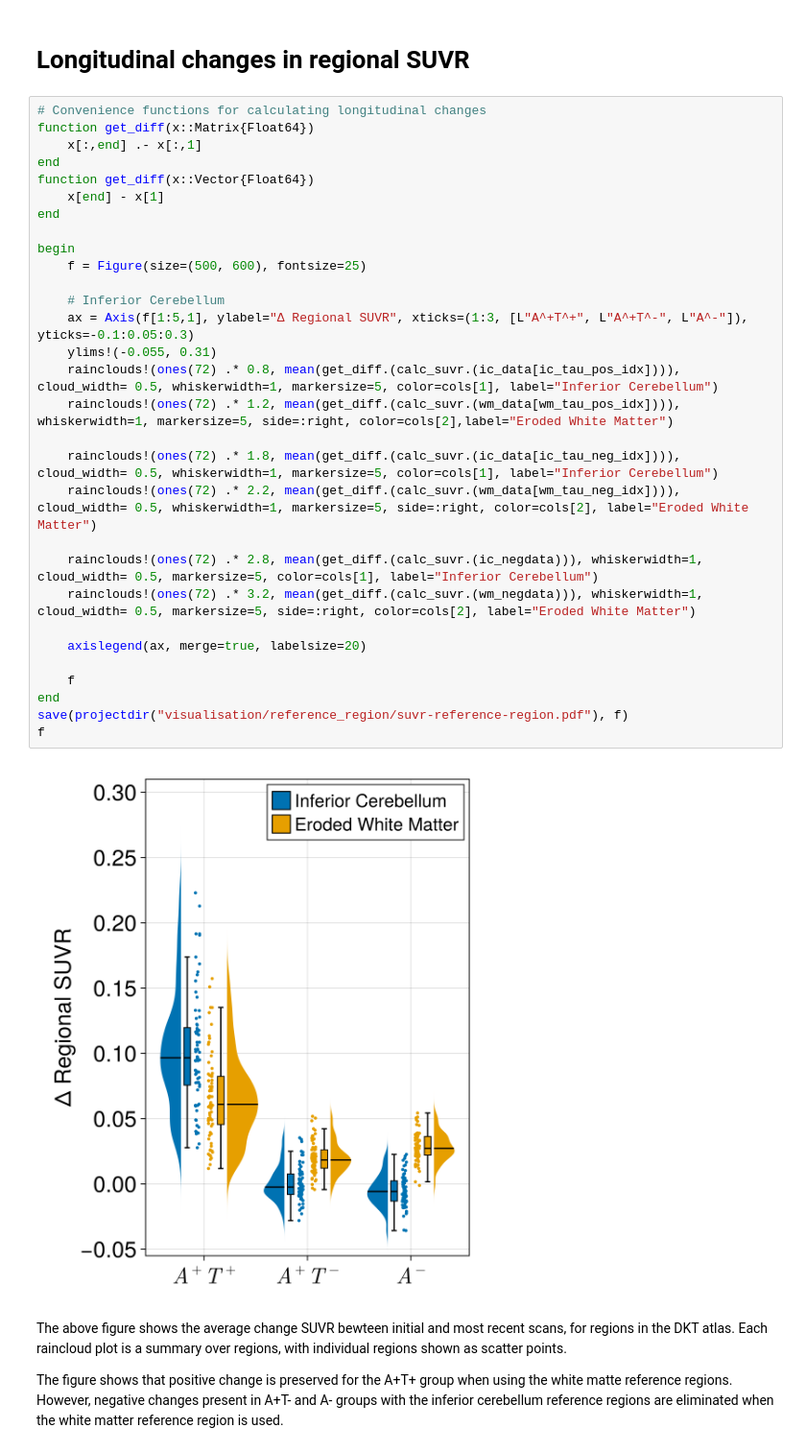
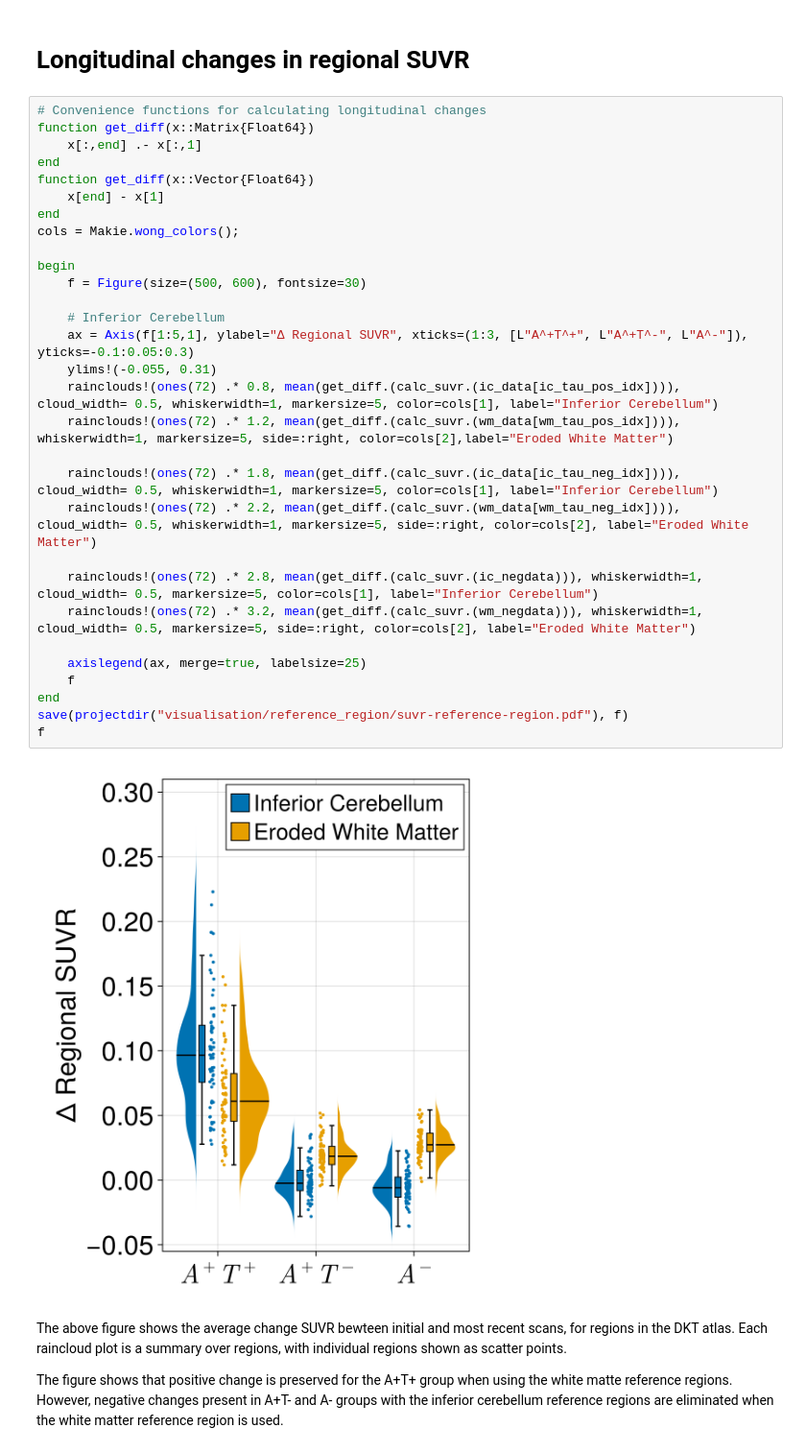
Before and after one commit to PavanChaggar/local-fkpp, a Jupyter notebook: adni/inference/analysis/notebooks/reference_region_analysis.ipynb, the cells around one changed output. Shown at 96% size. Saved outputs shown, nothing was run; the diff lists cells and outputs as text.

```diff
--- a/adni/inference/analysis/notebooks/reference_region_analysis.ipynb
+++ b/adni/inference/analysis/notebooks/reference_region_analysis.ipynb
@@ -133,35 +133,35 @@ wm_neg_ref_vols = [t[end, :] ./ t[end, 1] for t in wm_neg_tiv_vols];
 # %%
 # Convenience functions for calculating longitudinal changes
 function get_diff(x::Matrix{Float64})
     x[:,end] .- x[:,1]
 end
 function get_diff(x::Vector{Float64})
     x[end] - x[1]
 end
+cols = Makie.wong_colors();
 
 begin
-    f = Figure(size=(500, 600), fontsize=25)
+    f = Figure(size=(500, 600), fontsize=30)
 
     # Inferior Cerebellum
     ax = Axis(f[1:5,1], ylabel="Δ Regional SUVR", xticks=(1:3, [L"A^+T^+", L"A^+T^-", L"A^-"]), yticks=-0.1:0.05:0.3)
     ylims!(-0.055, 0.31)
     rainclouds!(ones(72) .* 0.8, mean(get_diff.(calc_suvr.(ic_data[ic_tau_pos_idx]))), cloud_width= 0.5, whiskerwidth=1, markersize=5, color=cols[1], label="Inferior Cerebellum")
     rainclouds!(ones(72) .* 1.2, mean(get_diff.(calc_suvr.(wm_data[wm_tau_pos_idx]))), whiskerwidth=1, markersize=5, side=:right, color=cols[2],label="Eroded White Matter")
 
     rainclouds!(ones(72) .* 1.8, mean(get_diff.(calc_suvr.(ic_data[ic_tau_neg_idx]))), cloud_width= 0.5, whiskerwidth=1, markersize=5, color=cols[1], label="Inferior Cerebellum")
     rainclouds!(ones(72) .* 2.2, mean(get_diff.(calc_suvr.(wm_data[wm_tau_neg_idx]))), cloud_width= 0.5, whiskerwidth=1, markersize=5, side=:right, color=cols[2], label="Eroded White Matter")
 
     rainclouds!(ones(72) .* 2.8, mean(get_diff.(calc_suvr.(ic_negdata))), whiskerwidth=1, cloud_width= 0.5, markersize=5, color=cols[1], label="Inferior Cerebellum")
     rainclouds!(ones(72) .* 3.2, mean(get_diff.(calc_suvr.(wm_negdata))), whiskerwidth=1, cloud_width= 0.5, markersize=5, side=:right, color=cols[2], label="Eroded White Matter")
 
-    axislegend(ax, merge=true, labelsize=20)
-
+    axislegend(ax, merge=true, labelsize=25)
     f
 end
 save(projectdir("visualisation/reference_region/suvr-reference-region.pdf"), f)
 f
 # %% [output]
-[figure, old version]
+[figure, new version]
 # %% [markdown]
 The above figure shows the average change SUVR bewteen initial and most recent scans, for regions in the DKT atlas. Each raincloud plot is a summary over regions, with individual regions shown as scatter points.
 
```
Also changed, not shown: parts of 2 cells of this notebook, 1 other file.
